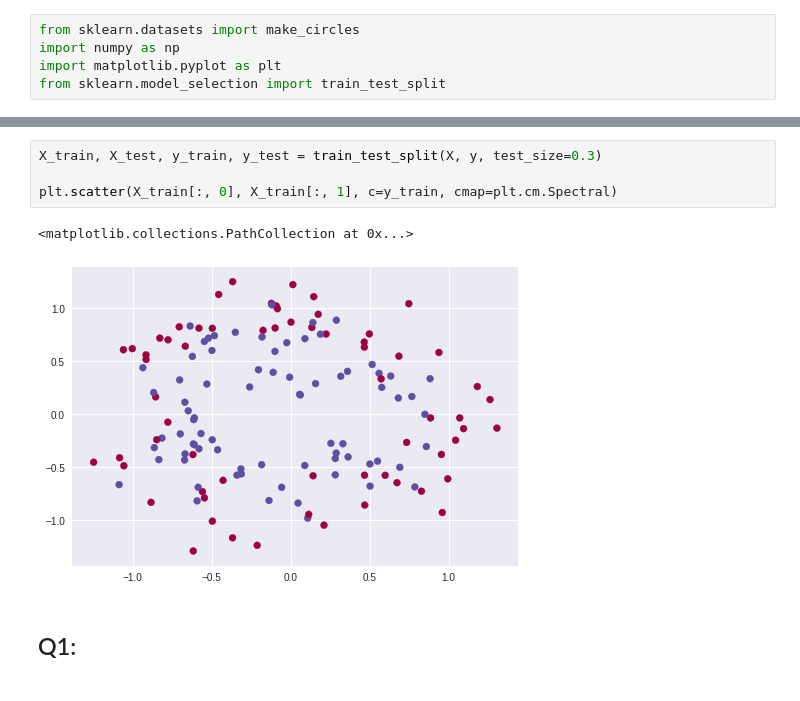
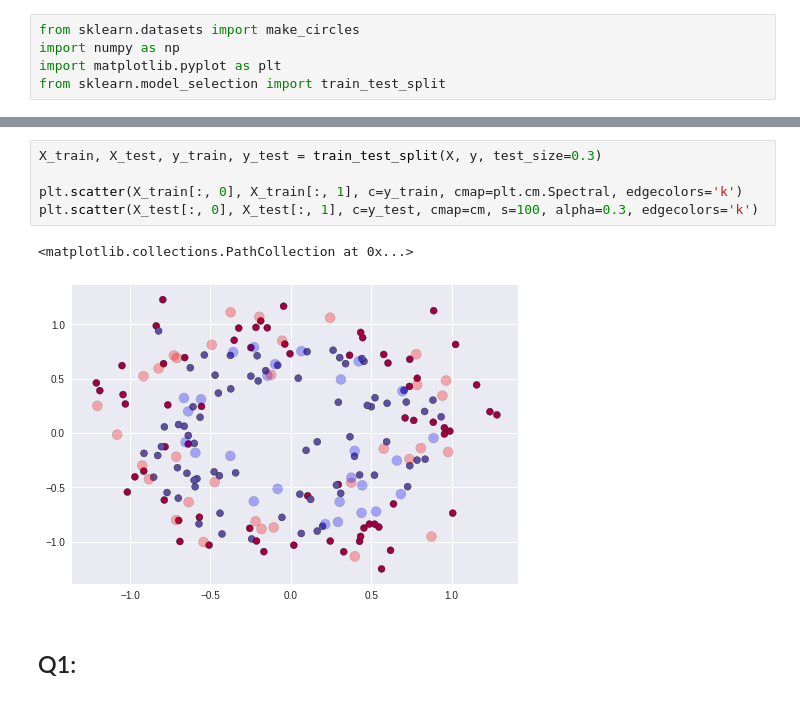
Before and after one commit to aakashv000/Machine-Learning-Lab-CS3103, a Jupyter notebook: Lab_10_Ensembling_methods.ipynb, the cells around one changed output, grey strips where cells are left out. Saved outputs shown, nothing was run; the diff lists cells and outputs as text.

```diff
--- a/Lab_10_Ensembling_methods.ipynb
+++ b/Lab_10_Ensembling_methods.ipynb
@@ -18,10 +18,11 @@ plt.scatter(X[:, 0], X[:, 1], c=y, cmap=plt.cm.Spectral)
 # %%
 X_train, X_test, y_train, y_test = train_test_split(X, y, test_size=0.3)
 
-plt.scatter(X_train[:, 0], X_train[:, 1], c=y_train, cmap=plt.cm.Spectral)
+plt.scatter(X_train[:, 0], X_train[:, 1], c=y_train, cmap=plt.cm.Spectral, edgecolors='k')
+plt.scatter(X_test[:, 0], X_test[:, 1], c=y_test, cmap=cm, s=100, alpha=0.3, edgecolors='k')
 # %% [output]
 <matplotlib.collections.PathCollection at 0x...>
-[figure, old version]
+[figure, new version]
 # %% [markdown]
 ## Q1:
 # %% [markdown]
```
Also changed, not shown: parts of 9 cells of this notebook.
